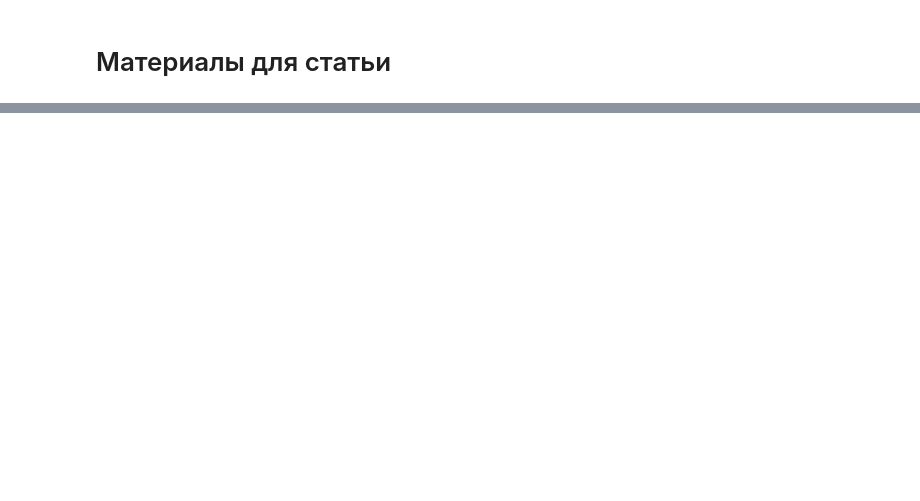
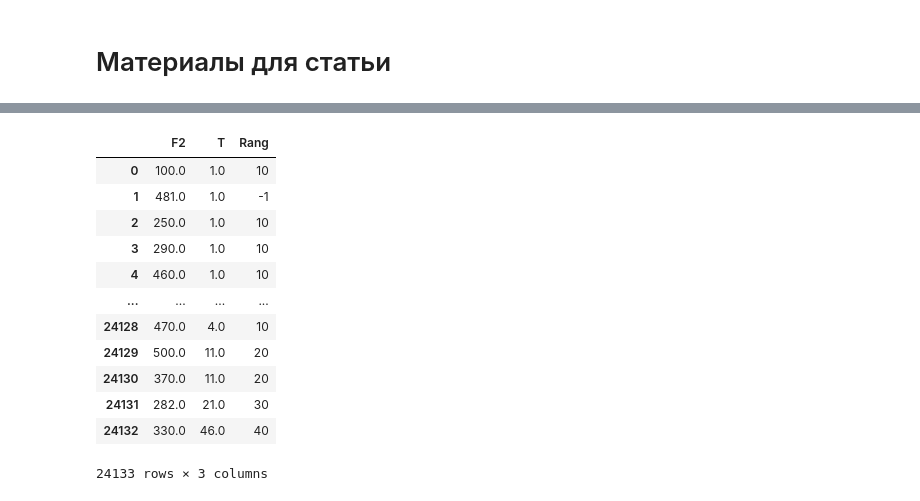
Before and after one commit to VistaSV30/BigFire_Article, a Jupyter notebook: Article.ipynb, the cells around one changed output, grey strips where cells are left out. Cells and saved outputs as stored; diff of their text form; code cells hidden in the pictures; blank space fills up the shorter version.

```diff
--- a/Article.ipynb
+++ b/Article.ipynb
@@ -84,0 +142,30 @@ sns.lineplot(data=dfs, x=dfs.index, y='S')
+# %%
+# Количество выездов с распределением по рангам
+d1 = df[['F2','T']].copy()
+d1['Rang'] = 0
+
+def rng(f, a):
+    ls = [0, *list(dr.КолОтд[dr.F2 == f])]
+    ls[-1] = 1000
+    if f in list(dr.F2):
+        idx = [i for i in range(len(ls)-1) if a>ls[i] and a<=ls[i+1]][0]
+        return dr.Ранг[dr.index[dr.F2 == f][0] + idx]
+    else:
+        return -1
+
+d1.Rang = [rng(d1.F2[i], d1['T'][i]) for i in d1.index]
+d1
+# %% [output]
+|  | F2 | T | Rang |
+| 0 | 100.0 | 1.0 | 10 |
+| 1 | 481.0 | 1.0 | -1 |
+| 2 | 250.0 | 1.0 | 10 |
+| 3 | 290.0 | 1.0 | 10 |
+| 4 | 460.0 | 1.0 | 10 |
+| ... | ... | ... | ... |
+| 24128 | 470.0 | 4.0 | 10 |
+| 24129 | 500.0 | 11.0 | 20 |
+| 24130 | 370.0 | 11.0 | 20 |
+| 24131 | 282.0 | 21.0 | 30 |
+| 24132 | 330.0 | 46.0 | 40 |
+24133 rows × 3 columns
```
Also changed, not shown: parts of 9 cells of this notebook.
